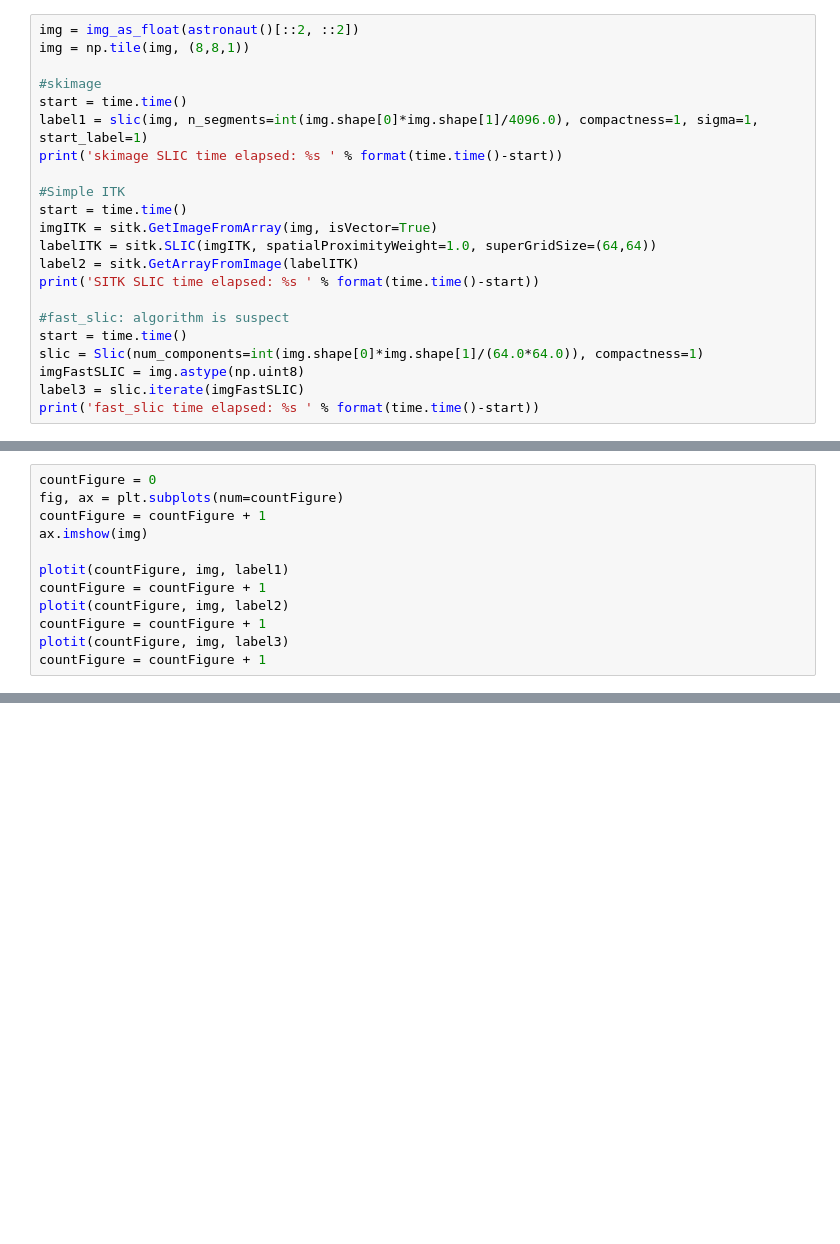
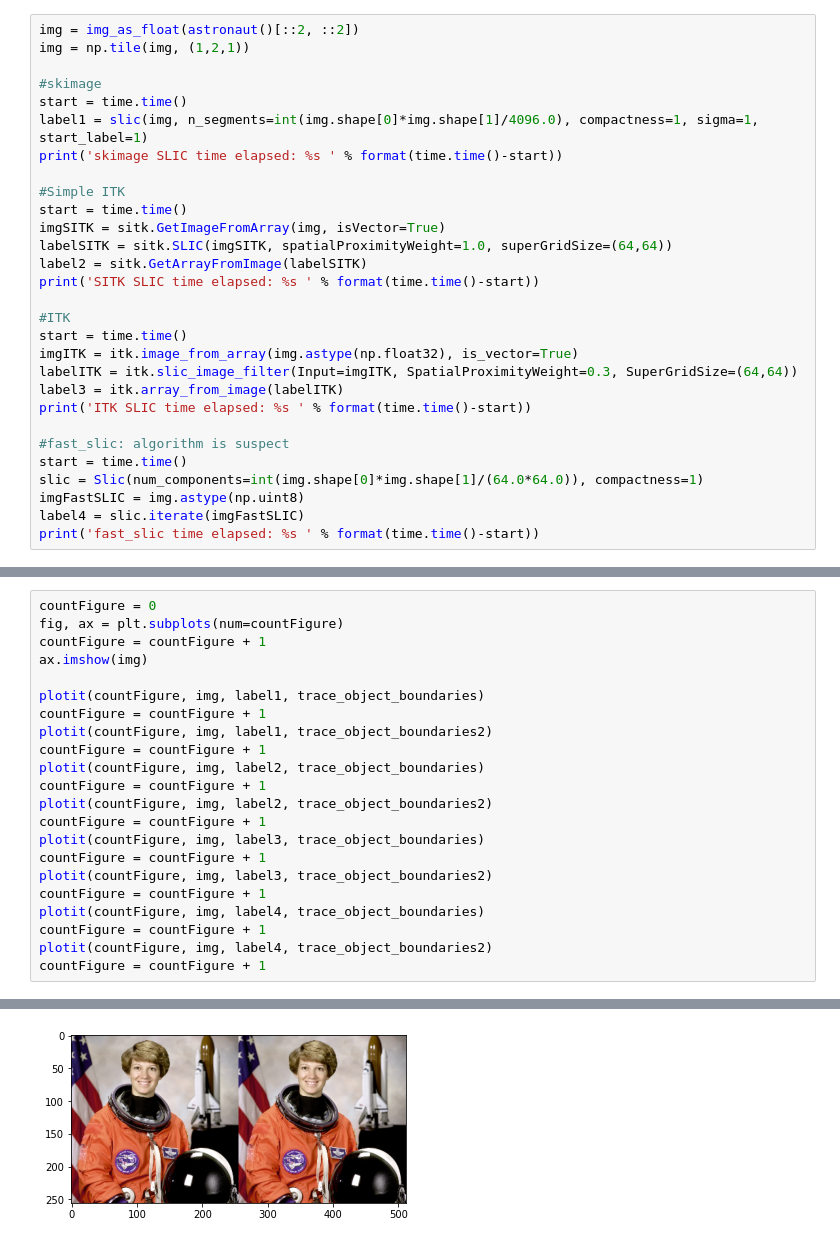
Before and after one commit to DigitalSlideArchive/HistomicsStream, a Jupyter notebook: superpixel.ipynb, the cells around one changed output, grey strips where cells are left out. Drawn from its saved outputs; the diff is of its cells as text; blank space fills up the shorter version.

```diff
--- a/superpixel.ipynb
+++ b/superpixel.ipynb
@@ -54,6 +196,6 @@ def plotit(countFigure, img, label):
 # %%
 img = img_as_float(astronaut()[::2, ::2])
-img = np.tile(img, (8,8,1))
+img = np.tile(img, (1,2,1))
 
 #skimage
 start = time.time()
@@ -62,14 +204,21 @@ print('skimage SLIC time elapsed: %s ' % format(time.time()-start))
 
 #Simple ITK
 start = time.time()
-imgITK = sitk.GetImageFromArray(img, isVector=True)
-labelITK = sitk.SLIC(imgITK, spatialProximityWeight=1.0, superGridSize=(64,64))
-label2 = sitk.GetArrayFromImage(labelITK)
+imgSITK = sitk.GetImageFromArray(img, isVector=True)
+labelSITK = sitk.SLIC(imgSITK, spatialProximityWeight=1.0, superGridSize=(64,64))
+label2 = sitk.GetArrayFromImage(labelSITK)
 print('SITK SLIC time elapsed: %s ' % format(time.time()-start))
+
+#ITK
+start = time.time()
+imgITK = itk.image_from_array(img.astype(np.float32), is_vector=True)
+labelITK = itk.slic_image_filter(Input=imgITK, SpatialProximityWeight=0.3, SuperGridSize=(64,64))
+label3 = itk.array_from_image(labelITK)
+print('ITK SLIC time elapsed: %s ' % format(time.time()-start))
 
 #fast_slic: algorithm is suspect
 start = time.time()
 slic = Slic(num_components=int(img.shape[0]*img.shape[1]/(64.0*64.0)), compactness=1)
 imgFastSLIC = img.astype(np.uint8)
-label3 = slic.iterate(imgFastSLIC)
+label4 = slic.iterate(imgFastSLIC)
 print('fast_slic time elapsed: %s ' % format(time.time()-start))
@@ -79,9 +233,20 @@ fig, ax = plt.subplots(num=countFigure)
 countFigure = countFigure + 1
 ax.imshow(img)
 
-plotit(countFigure, img, label1)
+plotit(countFigure, img, label1, trace_object_boundaries)
 countFigure = countFigure + 1
-plotit(countFigure, img, label2)
+plotit(countFigure, img, label1, trace_object_boundaries2)
 countFigure = countFigure + 1
-plotit(countFigure, img, label3)
+plotit(countFigure, img, label2, trace_object_boundaries)
 countFigure = countFigure + 1
+plotit(countFigure, img, label2, trace_object_boundaries2)
+countFigure = countFigure + 1
+plotit(countFigure, img, label3, trace_object_boundaries)
+countFigure = countFigure + 1
+plotit(countFigure, img, label3, trace_object_boundaries2)
+countFigure = countFigure + 1
+plotit(countFigure, img, label4, trace_object_boundaries)
+countFigure = countFigure + 1
+plotit(countFigure, img, label4, trace_object_boundaries2)
+countFigure = countFigure + 1
+# %% [output]
@@ -87,0 +261 @@ countFigure = countFigure + 1
+[figure, added]
```
Also changed, not shown: parts of 6 cells of this notebook.
